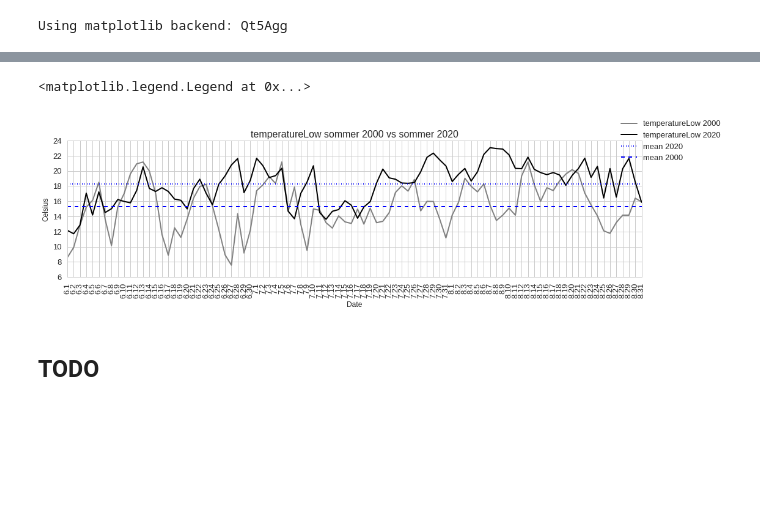
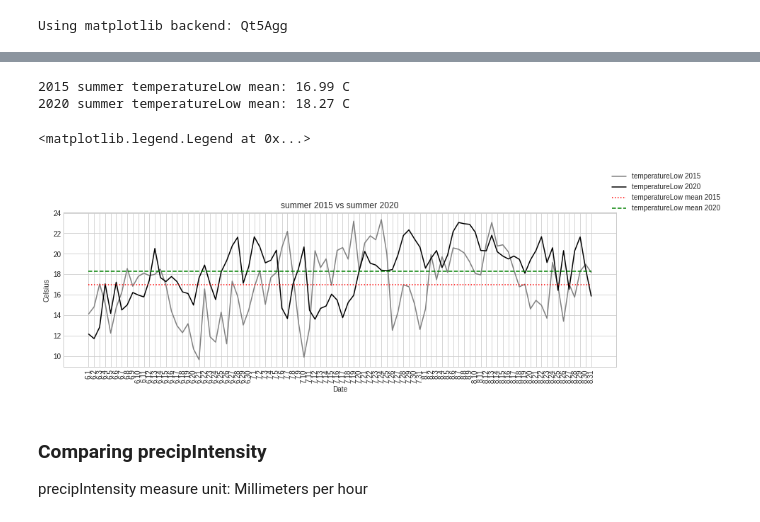
Before and after one commit to xngst/Budapest_idojaras_2000-2020, a Jupyter notebook: Ipython Notebook/Budapest Időjárás 2000-2020 elemzés.ipynb, the cells around one changed output, grey strips where cells are left out. Saved outputs shown, nothing was run; the diff lists cells and outputs as text; code cells hidden in the pictures; blank space fills up the shorter version.

```diff
--- a/Ipython Notebook/Budapest Időjárás 2000-2020 elemzés.ipynb
+++ b/Ipython Notebook/Budapest Időjárás 2000-2020 elemzés.ipynb
@@ -219,4 +219,3 @@ Using matplotlib backend: Qt5Agg
 # %%
-all_years["month_day"] = \
-all_years["date"].dt.month.astype(str) \
+all_years["month_day"] = all_years["date"].dt.month.astype(str) \
 + "." + all_years["date"].dt.day.astype(str)
@@ -228,0 +222,9 @@ sommer_2020 = all_years[from_period: to_period].copy()
+# %%
+year1 = '2015'
+year2 = '2020'
+
+start_period = '06-01'
+end_period = '08-31'
+
+year_1_df = all_years[f'{year1}-{start_period}': f'{year1}-{end_period}'].copy()
+year_2_df = all_years[f'{year2}-{start_period}': f'{year2}-{end_period}'].copy()
@@ -280,39 +299,52 @@ sommer_2020["temperatureLow_average"] = \
+# %%
+year_1_temp_low_mean = year_1["temperatureLow"].mean()
+year_2_temp_low_mean = year_2["temperatureLow"].mean()
+
+print(f"{year1} summer temperatureLow mean: {year_1_temp_low_mean:.2f} C")
+print(f"{year2} summer temperatureLow mean: {year_2_temp_low_mean:.2f} C")
+# %% [output]
+2015 summer temperatureLow mean: 16.99 C
+2020 summer temperatureLow mean: 18.27 C
 # %%
-fig = plt.figure(figsize=(15,4))
+fig = plt.figure(figsize=(14,4))
 ax = plt.axes()
-ax.plot(sommer_2000["month_day"],
-        sommer_2000["temperatureLow"][:],
+ax.plot(year_1_df["month_day"],
+        year_1_df["temperatureLow"],
          '-',
          color='grey',
-         label='temperatureLow 2000'
+         label=f'temperatureLow {year1}'
         )
-ax.plot(sommer_2020["month_day"],
-        sommer_2020["temperatureLow"][:],
+ax.plot(year_2_df["month_day"],
+        year_2_df["temperatureLow"],
          '-',
          color='black',
-         label='temperatureLow 2020'
+         label=f'temperatureLow {year2}'
         )
 
-ax.plot([sommer_2020["temperatureLow_average"].mean()] * len(sommer_2020),
+ax.plot([year_1_temp_low_mean] * len(year_1_df),
         ":",
-        color='blue',
-        label='mean 2020')
+        color='red',
+        label=f'temperatureLow mean {year1}'
+       )
 
-ax.plot([sommer_2000["temperatureLow_average"].mean()] * len(sommer_2000),
+ax.plot([year_2_temp_low_mean] * len(year_2_df),
         "--",
-        color='blue',
-        label='mean 2000')
+        color='green',
+        label=f'temperatureLow mean {year2}'
+       )
 
 ax.tick_params(axis='x', rotation=90)
 
-ax.set(title=f"temperatureLow sommer 2000 vs sommer 2020",
+ax.set(title=f"summer {year1} vs summer {year2}",
        xlabel='Date',
        ylabel='Celsius')
 
 
-ax.legend(bbox_to_anchor=(1.15, 1.2))
+ax.legend(bbox_to_anchor=(1.2, 1.3))
 # %% [output]
 <matplotlib.legend.Legend at 0x...>
-[figure, old version]
+[figure, new version]
-# %% [markdown]
-## TODO
+# %% [markdown]
+### Comparing precipIntensity
+
+precipIntensity measure unit: Millimeters per hour
```
Also changed, not shown: parts of 21 cells of this notebook, 8 other files.
